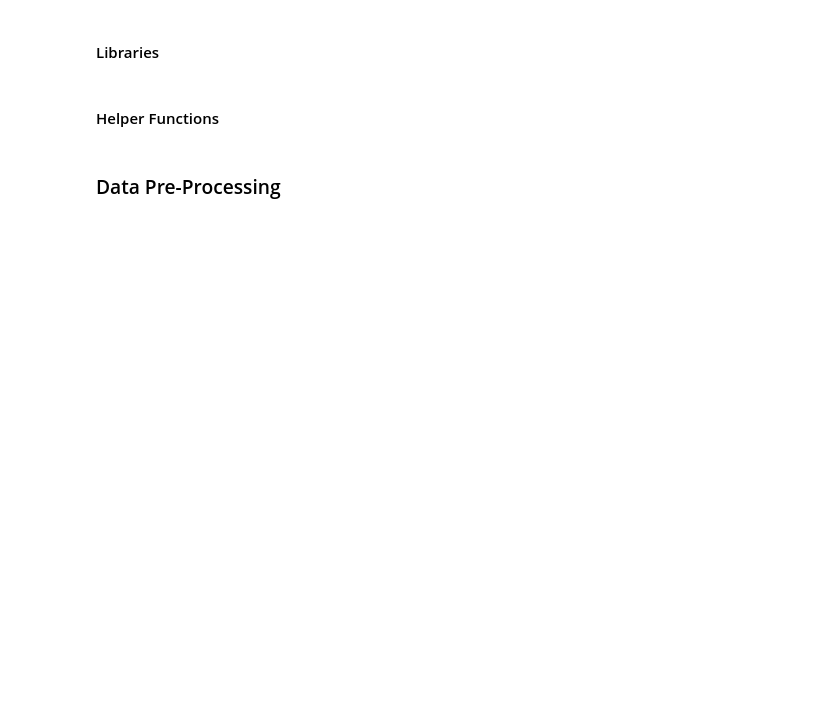
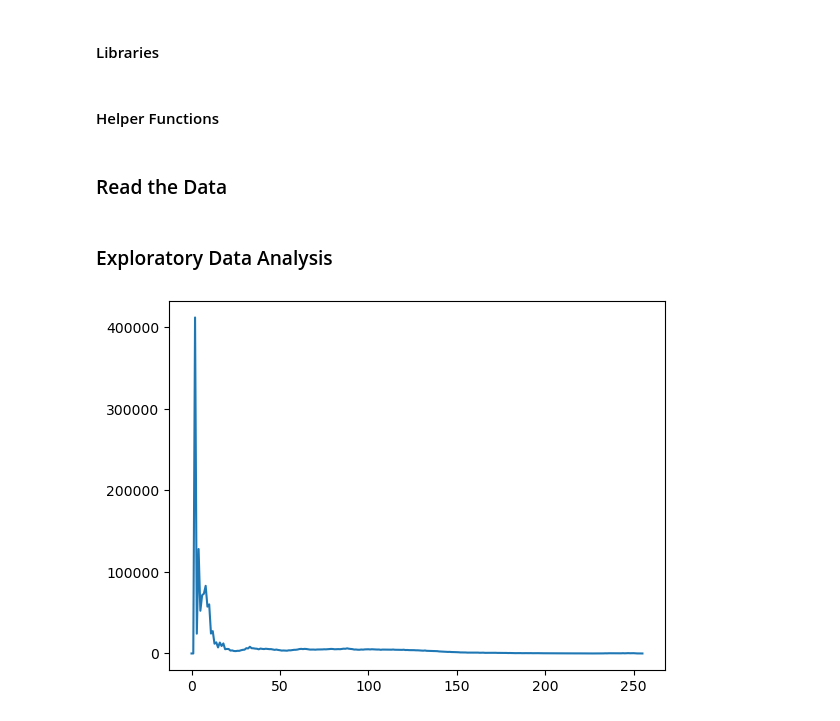
Before and after one commit to andresespinalh/Bone-Age-Assessment-HDA, a Jupyter notebook: bone-age-assessment-analysis.ipynb, the cells around one changed output. Cells and saved outputs as stored; diff of their text form; code cells hidden in the pictures; blank space fills up the shorter version.

```diff
--- a/bone-age-assessment-analysis.ipynb
+++ b/bone-age-assessment-analysis.ipynb
@@ -48,6 +60,6 @@ def preprocess_image(img, width=500, height=500, clipLimit=1.0, tileGridSize=(8,
     return img_p
 # %% [markdown]
-### Data Pre-Processing
+### Read the Data
 # %%
 # Parameters
 width = 2500
@@ -96,3 +108,14 @@ for file in img_paths_analysis:
 # for i in range(len(images)):
 #     img = images[i]['img_p']
 #     cv.imwrite('{0}\{1}.png'.format(path, i), img)
+# %% [markdown]
+### Exploratory Data Analysis
+# %%
+img_list = [img['img_p'] for img in images]
+# %%
+# The histogram for all images
+hist = cv.calcHist(img_list, [0], None, [256], [0,256])
+plt.plot(hist)
+plt.show()
+# %% [output]
+[figure, added]
```
Also changed, not shown: parts of 10 cells of this notebook, 1 other file.
